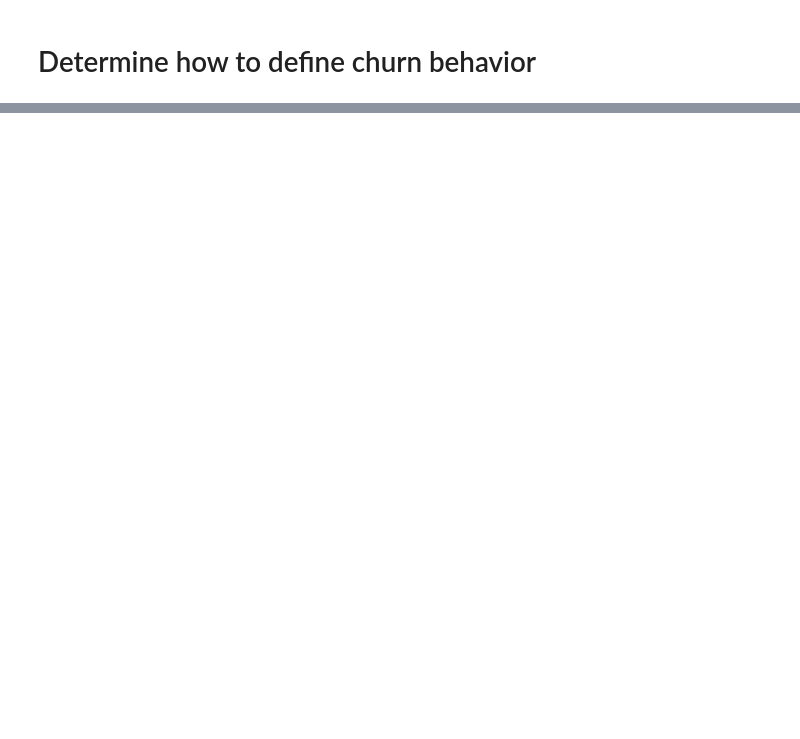
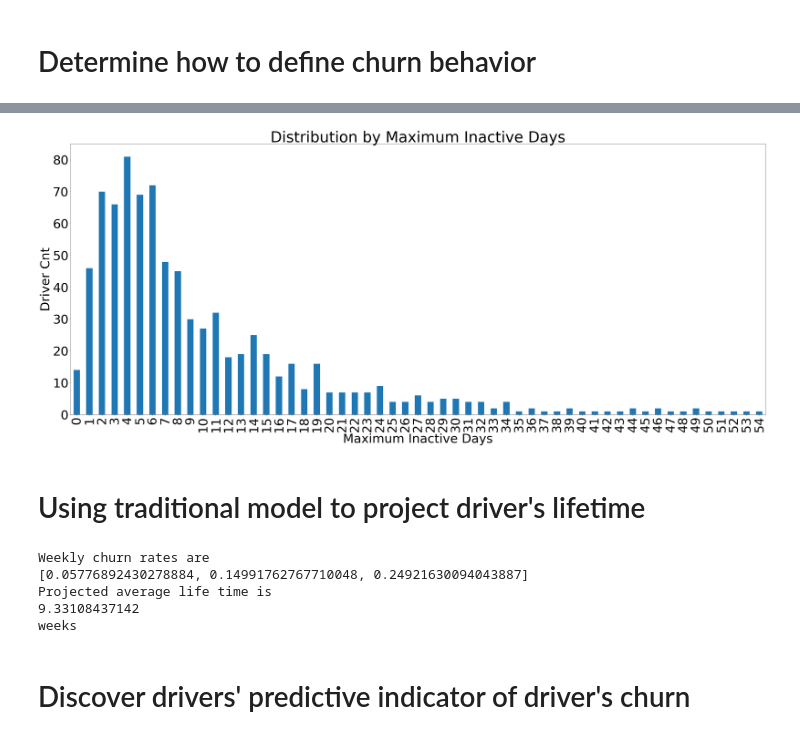
Before and after one commit to slu2009/data_work, a Jupyter notebook: Lyft Data Assignment.ipynb, the cells around one changed output, grey strips where cells are left out. Saved outputs shown, nothing was run; the diff lists cells and outputs as text; code cells hidden in the pictures; blank space fills up the shorter version.

```diff
--- a/Lyft Data Assignment.ipynb
+++ b/Lyft Data Assignment.ipynb
@@ -400,0 +364,68 @@ dtype: int64
+# %%
+driver_max_interval_dist['driver_cnt'].plot(kind='bar')
+plt.xlabel("Maximum Inactive Days")
+plt.ylabel("Driver Cnt")
+plt.title("Distribution by Maximum Inactive Days")
+
+plt.show()
+# %% [output]
+[figure, added]
+# %% [markdown]
+# Using traditional model to project driver's lifetime
+# %%
+#Data sample used
+# week1: 4/21/2016 - 4/27/2016
+# week2: 4/28/2016 - 5/4/2016
+# week3: 5/5/2016 -5/11/2016
+#The first registration starts on 3/28, per our definition, 4/21 is the first day we may start to have churned drivers,
+#thus I chose this time frame to calculate
+# apply the weekly retention accounting for these 3 weeks
+#  Churn rate = Drivers churned in this week/ Active drivers at beginning of this week
+#  Average lifetime = 1/churn rate
+# Since the data is only sampled from a short time period, the weeks I picked are the first 3 weeks we start having
+# churns, the churn rate each week can be very different, the overall projection will take the mean out of these 3
+# weekly projections
+
+wk1_begin = datetime.datetime.strptime("04-21-2016", "%m-%d-%Y")
+wk2_begin = datetime.datetime.strptime("04-28-2016", "%m-%d-%Y")
+wk3_begin = datetime.datetime.strptime("05-05-2016", "%m-%d-%Y")
+wk3_end = datetime.datetime.strptime("05-11-2016", "%m-%d-%Y")
+#registrations in each time period
+regs_before_wk1 = driver_ride[driver_ride['driver_onboard_date']<wk1_begin]['driver_id'].nunique()
+regs_in_wk1 = driver_ride[(driver_ride['driver_onboard_date']>=wk1_begin)&(driver_ride['driver_onboard_date']<wk2_begin) ]['driver_id'].nunique()
+regs_in_wk2 = driver_ride[(driver_ride['driver_onboard_date']>=wk2_begin)&(driver_ride['driver_onboard_date']<wk3_begin) ]['driver_id'].nunique()
+
+# calucate the churns of each week
+wk1_rides = driver_ride[driver_ride['requested_at']<wk2_begin]
+wk1_driver_last_ride = wk1_rides.groupby(['driver_id']).last().reset_index()[['driver_id','requested_at']]
+churns_in_wk1 = wk1_driver_last_ride[((wk2_begin-wk1_driver_last_ride['requested_at'])/np.timedelta64(1, 'D')).astype(int)>25]['driver_id'].nunique()
+
+wk2_rides = driver_ride[driver_ride['requested_at']<wk3_begin]
+wk2_driver_last_ride = wk2_rides.groupby(['driver_id']).last().reset_index()[['driver_id','requested_at']]
+churns_in_wk2 = wk2_driver_last_ride[((wk3_begin-wk2_driver_last_ride['requested_at'])/np.timedelta64(1, 'D')).astype(int)>25]['driver_id'].nunique()
+
+wk3_rides = driver_ride[driver_ride['requested_at']<=wk3_end]
+wk3_driver_last_ride = wk3_rides.groupby(['driver_id']).last().reset_index()[['driver_id','requested_at']]
+churns_in_wk3 = wk3_driver_last_ride[((wk3_end-wk3_driver_last_ride['requested_at'])/np.timedelta64(1, 'D')).astype(int)>24]['driver_id'].nunique()
+
+#apply the retention accouting to all three weeks
+wk1_churn_rate = float(churns_in_wk1)/float(regs_before_wk1)
+wk2_churn_rate = float(churns_in_wk2)/float(regs_before_wk1-churns_in_wk1+regs_in_wk1)
+wk3_churn_rate = float(churns_in_wk3)/float(regs_before_wk1-churns_in_wk1+regs_in_wk1-churns_in_wk2+regs_in_wk2)
+
+print('Weekly churn rates are')
+print([wk1_churn_rate, wk2_churn_rate, wk3_churn_rate])
+
+#weely lifetime projection = 1/weekly churn rate, the overall projection takes the mean of the three
+avg_lifetime= sum([1/wk1_churn_rate, 1/wk2_churn_rate, 1/wk3_churn_rate])/3
+print('Projected average life time is')
+print(avg_lifetime)
+print('weeks')
+# %% [output]
+Weekly churn rates are
+[0.05776892430278884, 0.14991762767710048, 0.24921630094043887]
+Projected average life time is
+9.33108437142
+weeks
+# %% [markdown]
+# Discover drivers' predictive indicator of driver's churn
```
Also changed, not shown: parts of 31 cells of this notebook.
